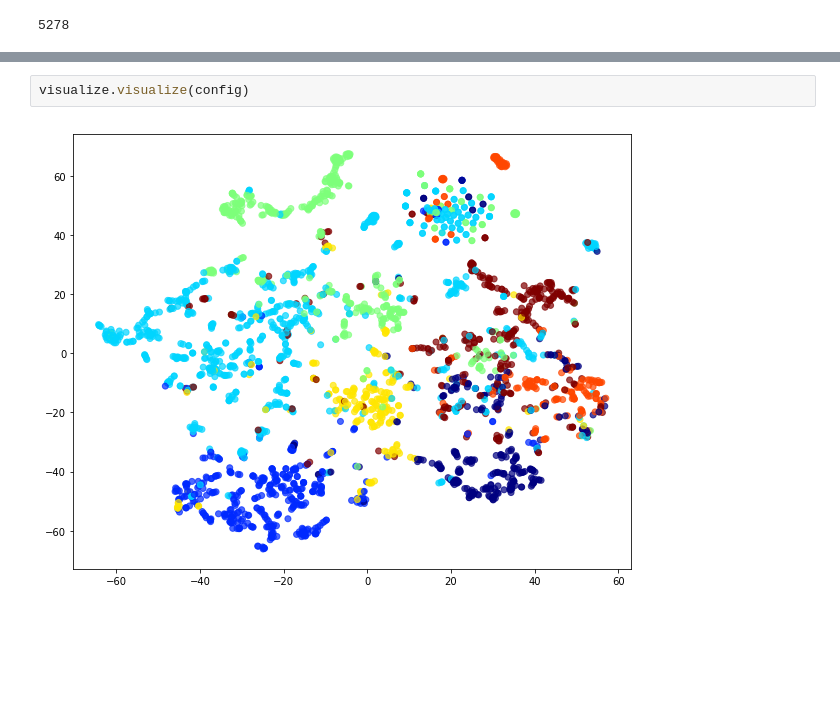
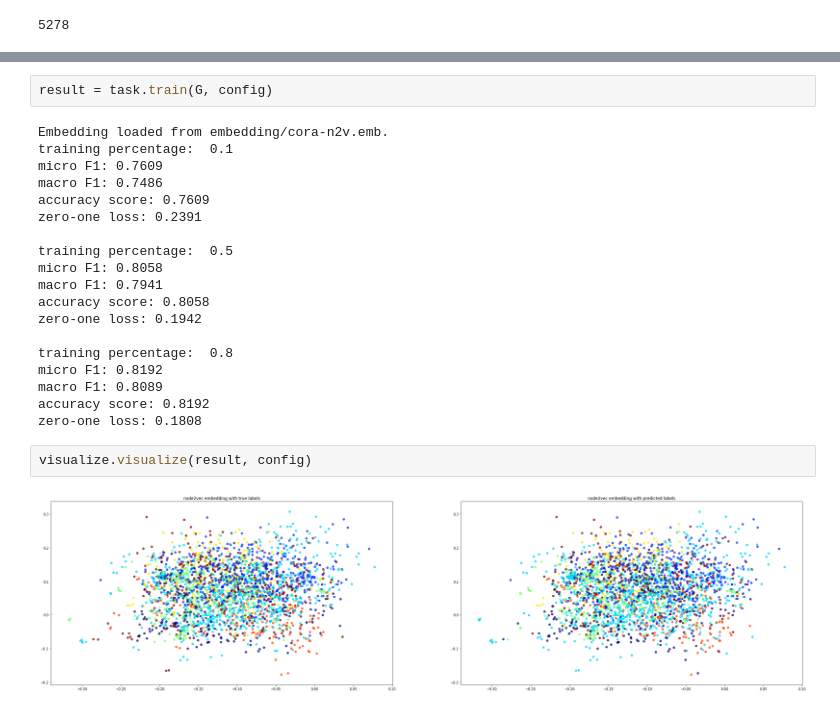
Before and after one commit to sallyqiansun/network-eval, a Jupyter notebook: run_through.ipynb, the cells around one changed output, grey strips where cells are left out. Cells and saved outputs as stored; diff of their text form; blank space fills up the shorter version.

Commit message:
update progress, run-through completed with Cora+N2V, updated the comparison plot

```diff
--- a/run_through.ipynb
+++ b/run_through.ipynb
@@ -97,5 +93,26 @@ Training...
 Embedding saved to embedding/cora-n2v.emb.
+# %%
+result = task.train(G, config)
+# %% [output]
+Embedding loaded from embedding/cora-n2v.emb.
+training percentage:  0.1
+micro F1: 0.7609
+macro F1: 0.7486
+accuracy score: 0.7609
+zero-one loss: 0.2391
+
+training percentage:  0.5
+micro F1: 0.8058
+macro F1: 0.7941
+accuracy score: 0.8058
+zero-one loss: 0.1942
+
+training percentage:  0.8
+micro F1: 0.8192
+macro F1: 0.8089
+accuracy score: 0.8192
+zero-one loss: 0.1808
 # %%
-visualize.visualize(config)
+visualize.visualize(result, config)
 # %% [output]
-[figure, old version]
+[figure, new version]
```
Also changed, not shown: parts of 3 cells of this notebook, 12 other files.
